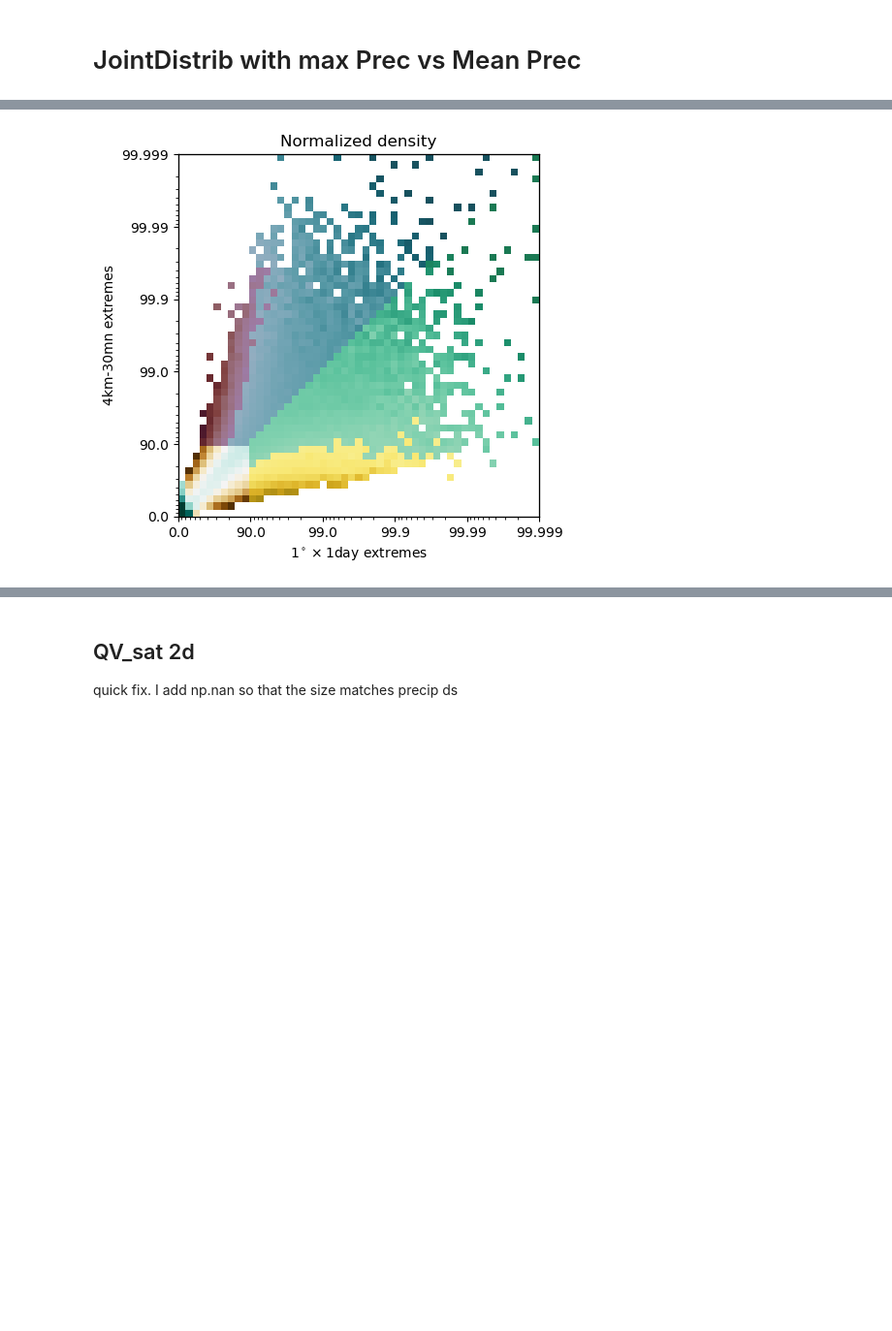
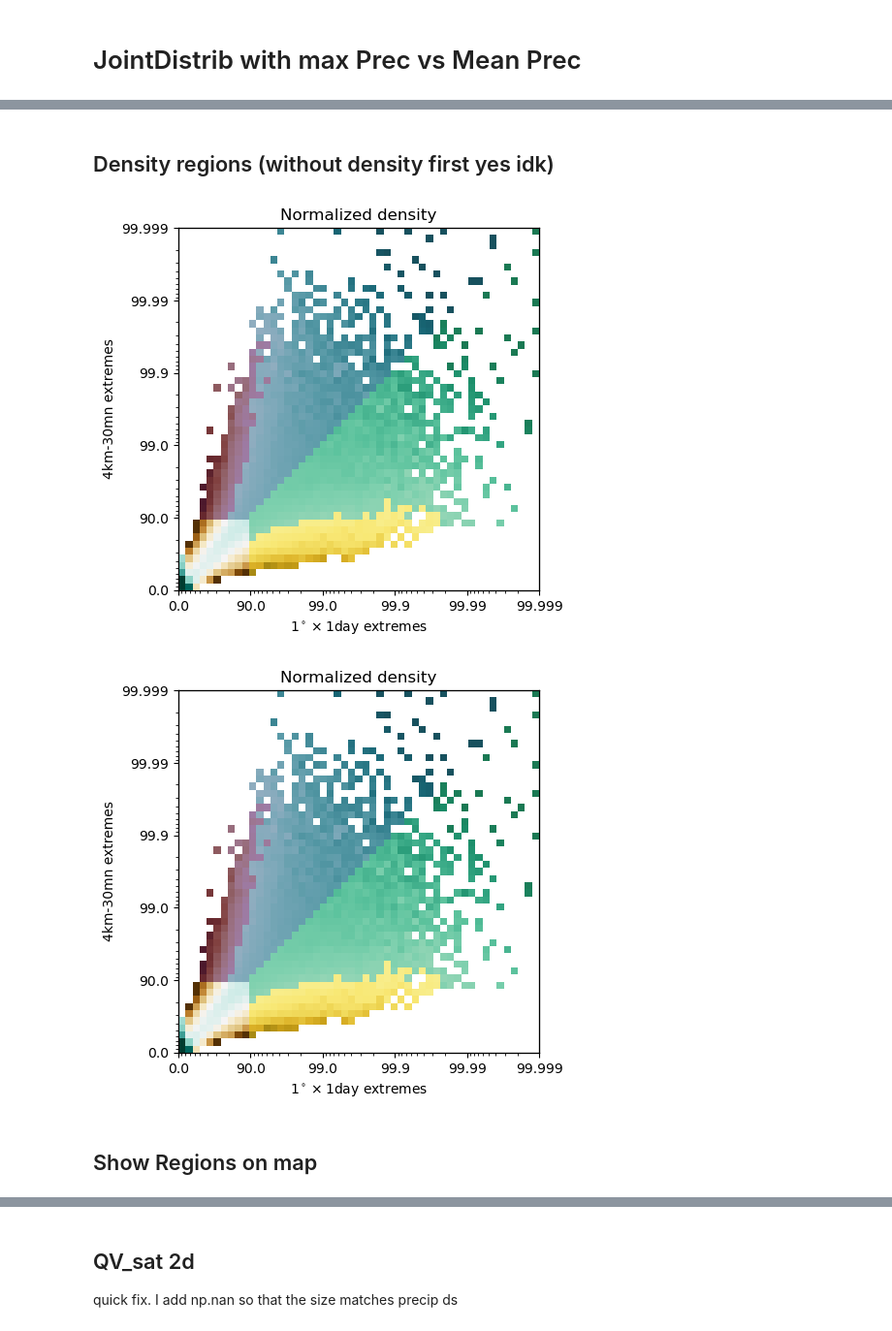
Before and after one commit to 19carenso/tempest, a Jupyter notebook: viz/viz_tropics.ipynb, the cells around one changed output, grey strips where cells are left out. Shown at 97% size. Drawn from its saved outputs; the diff is of its cells as text; code cells hidden in the pictures; blank space fills up the shorter version.

```diff
--- a/viz/viz_tropics.ipynb
+++ b/viz/viz_tropics.ipynb
@@ -23,19 +24,13 @@ from tempest import handler
 
 settings_path = 'settings/tropics.yaml'
 # %%
-# Instantiate CaseStudy by passing the settings.
-# Should also create appropriate directories
 hdlr = handler.Handler(settings_path)
 cs = casestudy.CaseStudy(hdlr, overwrite = False ,verbose = False)
 gr = grid.Grid(cs, fast = True, overwrite= False, verbose_steps = False, verbose = False)
-# jd = joint_distrib.JointDistribution(gr)
 
 if __name__ == '__main__':
-    # print("Loaded Configuration:")
-    # for key, value in settings.items():
-    #     print(f"{key}: {value}")
-
-    #gr.compute_funcs_for_var_id()
+    st = storm_tracker.StormTracker(gr, overwrite = False) #overwrite = True is super long
+    st_feng = storm_tracker.StormTracker(gr, label_var_id = "MCS_label_Tb_Feng", overwrite = False)
     pass
 # %% [output]
 Data loaded from /homedata/mcarenso/tempest/DYAMOND_SAM_Tropics/var_id_days_i_t.json
@@ -47,7 +62,8 @@ code an alternative jointDistrib sample2
 # %% [markdown]
 # JointDistrib with max Prec vs Mean Prec
 # %%
-jd = joint_distrib.JointDistribution(gr, nd=5, overwrite = True, storm_tracking=True)
+jd = joint_distrib.JointDistribution(gr, st, var_id_1 = "mean_Prec", var_id_2 = "max_Prec", nd=5, overwrite = True)
+jd_feng = joint_distrib.JointDistribution(gr, st_feng, var_id_1 = "mean_Prec", var_id_2 = "max_Prec", nd = 5, overwrite = True)
 # %% [output]
 Distribs have been recomputed because overwrite is set to True
 Overwrite set to true, so computing basics and saving them
@@ -56,8 +74,14 @@ Overwrite set to true, so computing basics and saving them
+# %% [markdown]
+## Density regions (without density first yes idk)
 # %%
 %matplotlib inline
 jd.plot(branch=False)
+jd_feng.plot(branch = False)
 # %% [output]
-[figure, old version]
+[figure, new version]
+[figure, added]
+# %% [markdown]
+## Show Regions on map
 # %%
 # import cartopy.crs as ccrs
 # %matplotlib inline
```
Also changed, not shown: parts of 14 cells of this notebook, 7 other files.
